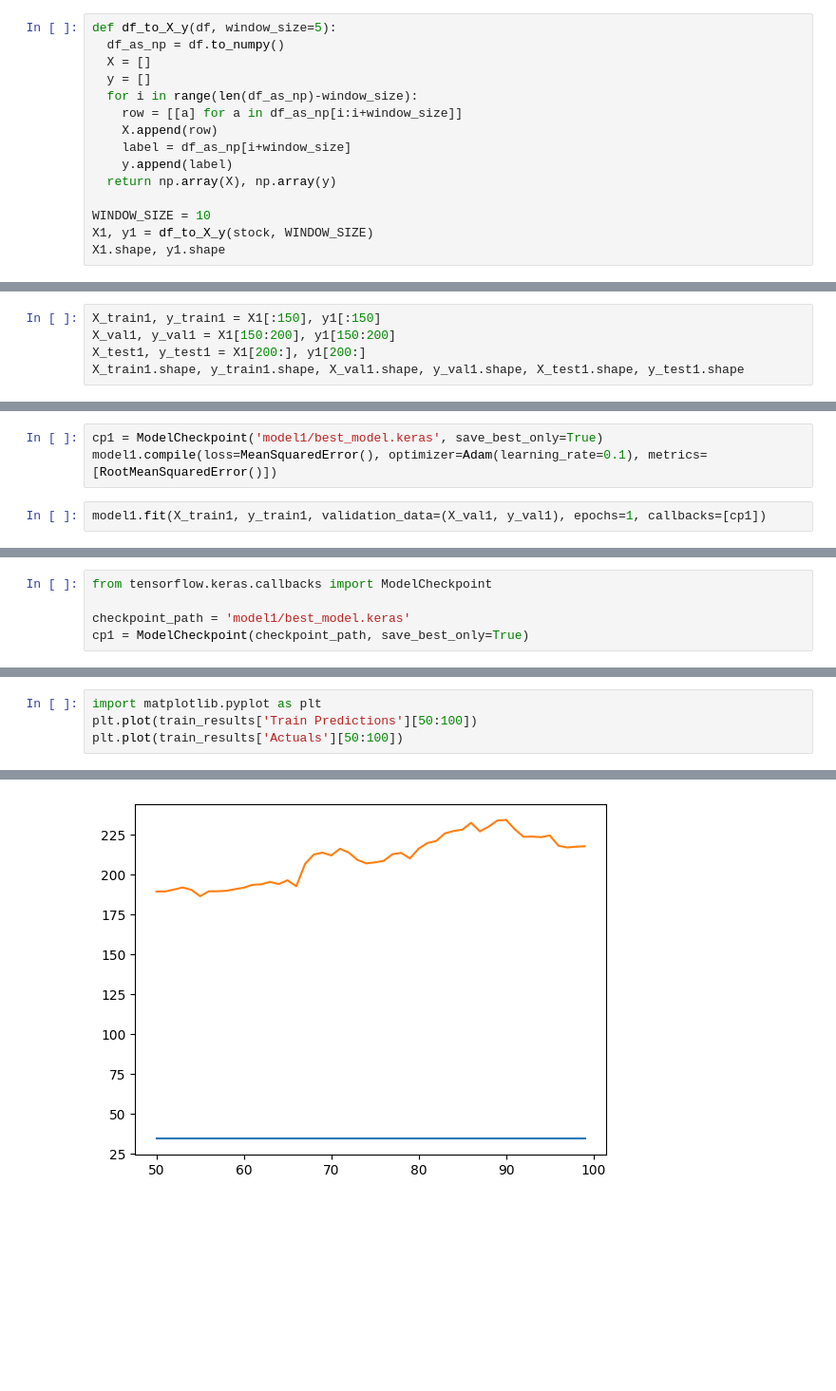
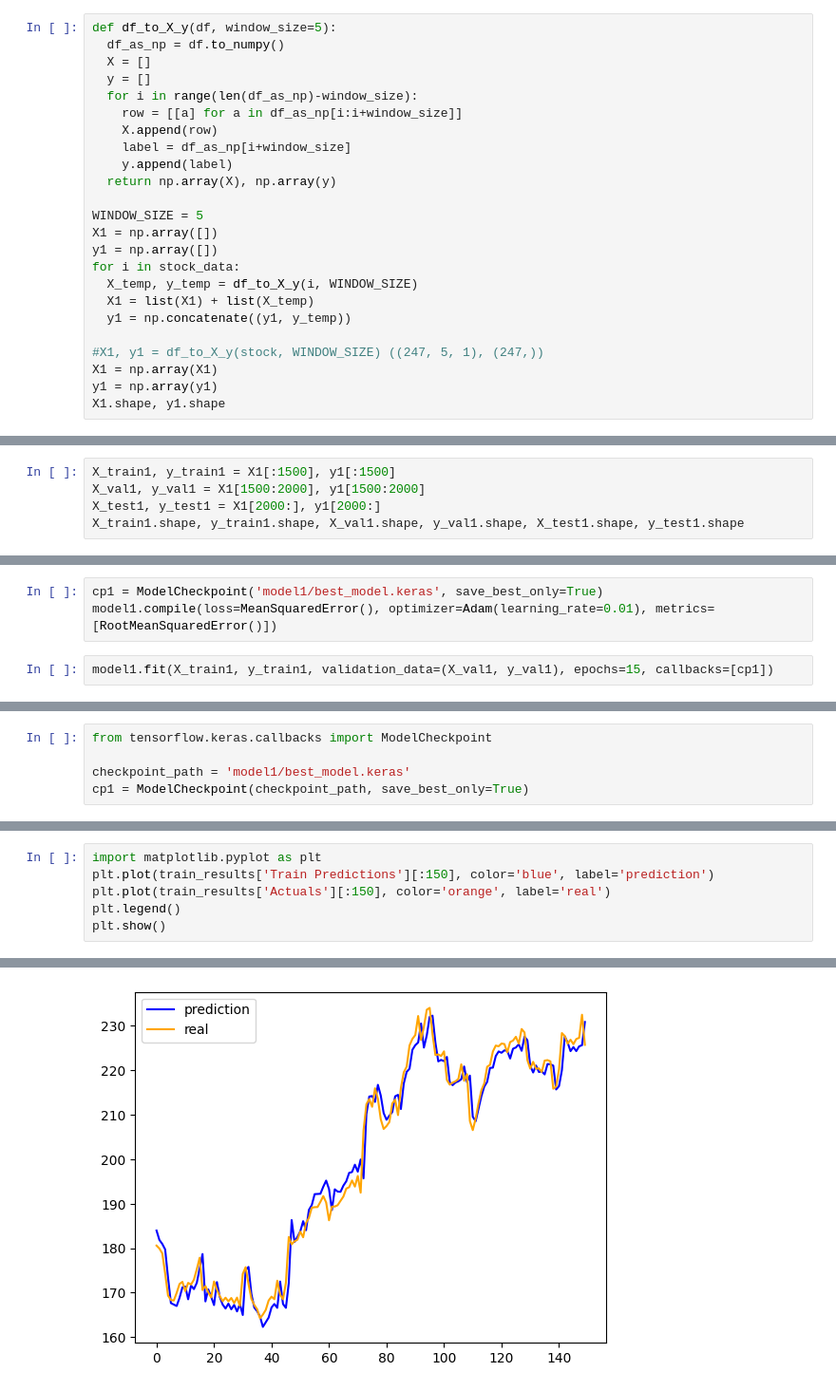
Before and after one commit to numisrm/Price_and_volatility_predicitons, a Jupyter notebook: Close_Data.ipynb, the cells around one changed output, grey strips where cells are left out. Shown at 95% size. Cells and saved outputs as stored; diff of their text form; blank space fills up the shorter version.

```diff
--- a/Close_Data.ipynb
+++ b/Close_Data.ipynb
@@ -44,7 +48,16 @@ def df_to_X_y(df, window_size=5):
     y.append(label)
   return np.array(X), np.array(y)
 
-WINDOW_SIZE = 10
-X1, y1 = df_to_X_y(stock, WINDOW_SIZE)
+WINDOW_SIZE = 5
+X1 = np.array([])
+y1 = np.array([])
+for i in stock_data:
+  X_temp, y_temp = df_to_X_y(i, WINDOW_SIZE)
+  X1 = list(X1) + list(X_temp)
+  y1 = np.concatenate((y1, y_temp))
+
+#X1, y1 = df_to_X_y(stock, WINDOW_SIZE) ((247, 5, 1), (247,))
+X1 = np.array(X1)
+y1 = np.array(y1)
 X1.shape, y1.shape
 # %% [output]
@@ -52,6 +65,6 @@ X1.shape, y1.shape
 # %%
-X_train1, y_train1 = X1[:150], y1[:150]
-X_val1, y_val1 = X1[150:200], y1[150:200]
-X_test1, y_test1 = X1[200:], y1[200:]
+X_train1, y_train1 = X1[:1500], y1[:1500]
+X_val1, y_val1 = X1[1500:2000], y1[1500:2000]
+X_test1, y_test1 = X1[2000:], y1[2000:]
 X_train1.shape, y_train1.shape, X_val1.shape, y_val1.shape, X_test1.shape, y_test1.shape
 # %% [output]
@@ -87,7 +100,7 @@ Model: "sequential_7"
  Non-trainable params: 0 (0.00 B)
 # %%
 cp1 = ModelCheckpoint('model1/best_model.keras', save_best_only=True)
-model1.compile(loss=MeanSquaredError(), optimizer=Adam(learning_rate=0.1), metrics=[RootMeanSquaredError()])
+model1.compile(loss=MeanSquaredError(), optimizer=Adam(learning_rate=0.01), metrics=[RootMeanSquaredError()])
 # %%
-model1.fit(X_train1, y_train1, validation_data=(X_val1, y_val1), epochs=1, callbacks=[cp1])
+model1.fit(X_train1, y_train1, validation_data=(X_val1, y_val1), epochs=15, callbacks=[cp1])
 # %% [output]
@@ -120,5 +149,7 @@ train_results
 # %%
 import matplotlib.pyplot as plt
-plt.plot(train_results['Train Predictions'][50:100])
-plt.plot(train_results['Actuals'][50:100])
+plt.plot(train_results['Train Predictions'][:150], color='blue', label='prediction')
+plt.plot(train_results['Actuals'][:150], color='orange', label='real')
+plt.legend()
+plt.show()
 # %% [output]
@@ -126 +156 @@ plt.plot(train_results['Actuals'][50:100])
-[figure, old version]
+[figure, new version]
```
Also changed, not shown: parts of 8 cells of this notebook, 4 other files.
